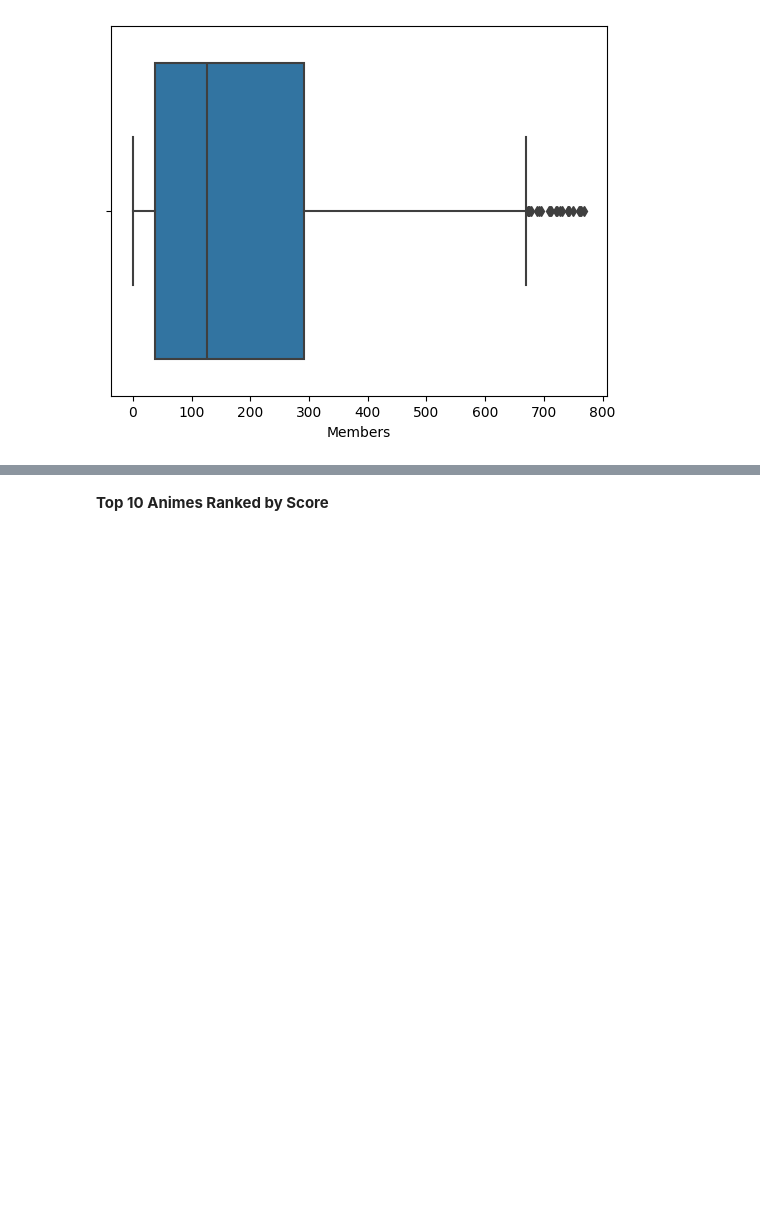
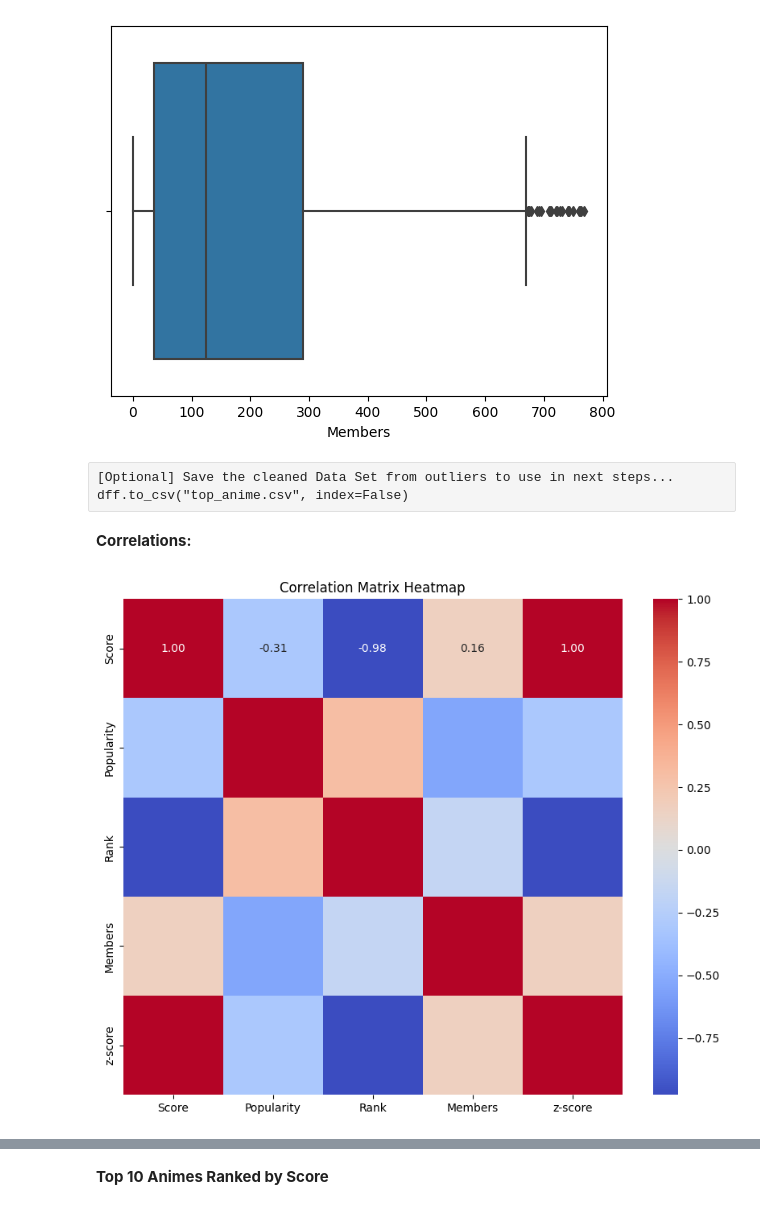
Before and after one commit to AbdessamadTzn/Dosatsu-Sozo, a Jupyter notebook: anime.ipynb, the cells around one changed output, grey strips where cells are left out. Drawn from its saved outputs; the diff is of its cells as text; code cells hidden in the pictures; blank space fills up the shorter version.

Commit message:
Plot Correlation Heatmap

```diff
--- a/anime.ipynb
+++ b/anime.ipynb
@@ -305,0 +292,16 @@ dff.to_csv("top_anime.csv", index=False)
+# %% [raw]
+[Optional] Save the cleaned Data Set from outliers to use in next steps...
+dff.to_csv("top_anime.csv", index=False)
+# %% [markdown]
+**Correlations:**
+# %%
+numeric_df = dff.select_dtypes(include='number')
+correlation_matrix = numeric_df.corr()
+
+# Plot heatmap of correlation matrix
+plt.figure(figsize=(10, 8))
+sns.heatmap(correlation_matrix, annot=True, cmap='coolwarm', fmt=".2f")
+plt.title('Correlation Matrix Heatmap')
+plt.show()
+# %% [output]
+[figure, added]
```
Also changed, not shown: parts of 10 cells of this notebook.
